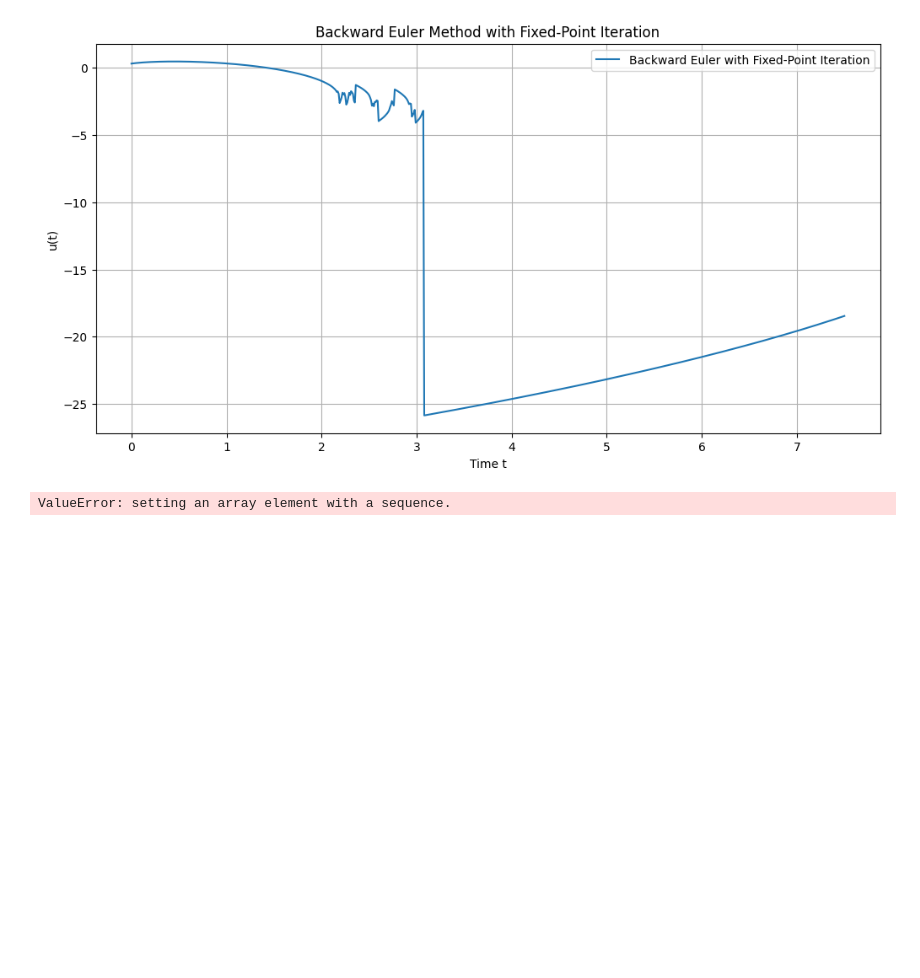
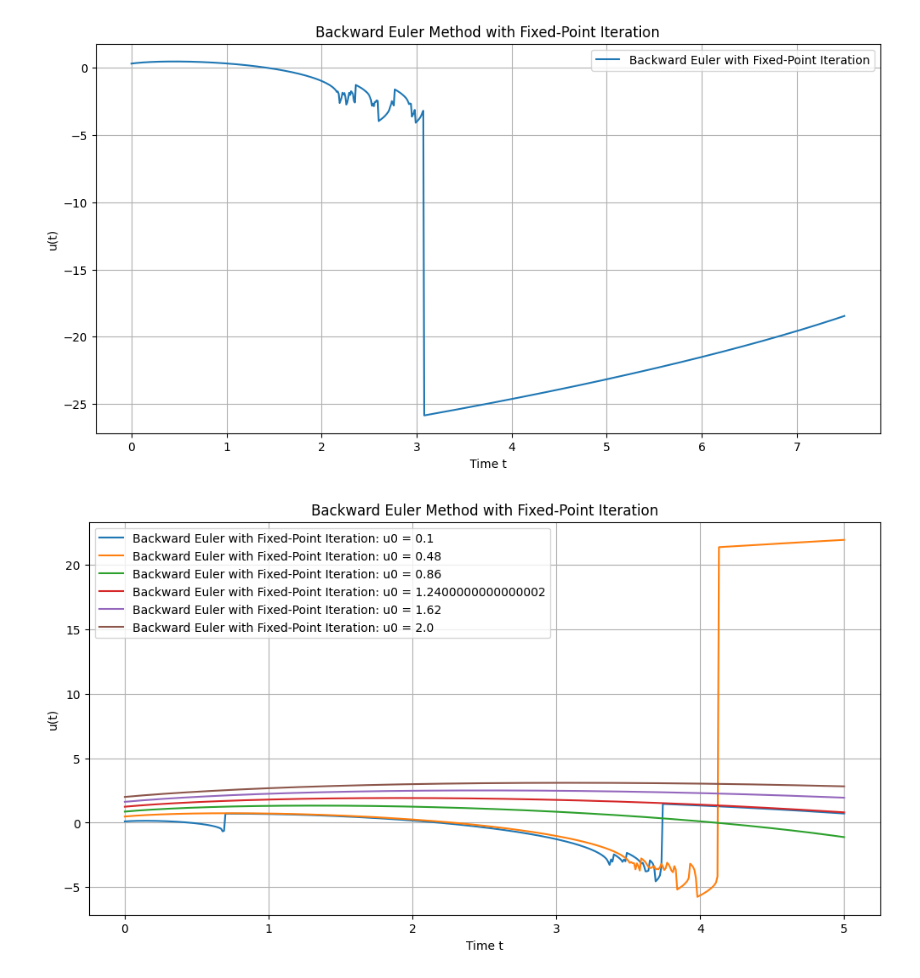
Before and after one commit to izzortsi/cc2-2021, a Jupyter notebook: exercícios/exercicios2/ex_2_23.ipynb, the cells around one changed output. Cells and saved outputs as stored; diff of their text form; code cells hidden in the pictures; blank space fills up the shorter version.

```diff
--- a/exercícios/exercicios2/ex_2_23.ipynb
+++ b/exercícios/exercicios2/ex_2_23.ipynb
@@ -225,28 +225,28 @@ plt.show()
 # %%
 
 
 # Solve the ODE
-u0 = np.linspace(0.1, 1.5)  # Example initial condition
+u0 = np.linspace(0.1, 2, num=6)  # Example initial condition
 dt = 0.01
-t_end = 7.5
+t_end = 5
 plt.figure(figsize=(12, 6))
 
 for i in range(len(u0)):
     t, u_be_fp = backward_euler_fixed_point(u0[i], dt, t_end, tol = 1e-4)
     plt.plot(t, u_be_fp, '-', label='Backward Euler with Fixed-Point Iteration: u0 = ' + str(u0[i]))
 
 
 # Plotting the results
 
 # Numerical solution
 
 # Labels and legend
 plt.title('Backward Euler Method with Fixed-Point Iteration')
 plt.xlabel('Time t')
 plt.ylabel('u(t)')
 plt.legend()
 plt.grid(True)
 
 plt.show()
 # %% [output]
-ValueError: setting an array element with a sequence.
+[figure, added]
```
